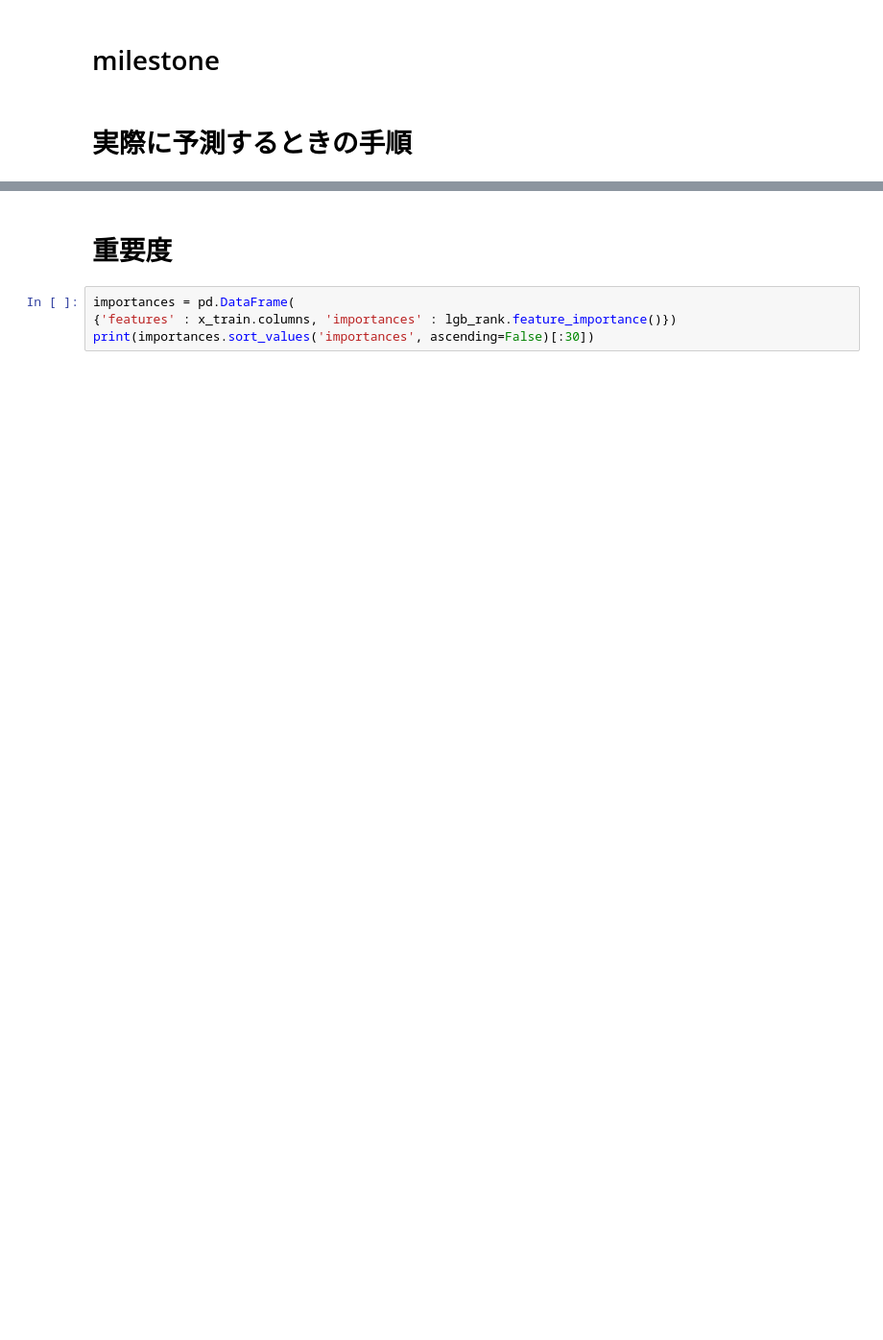
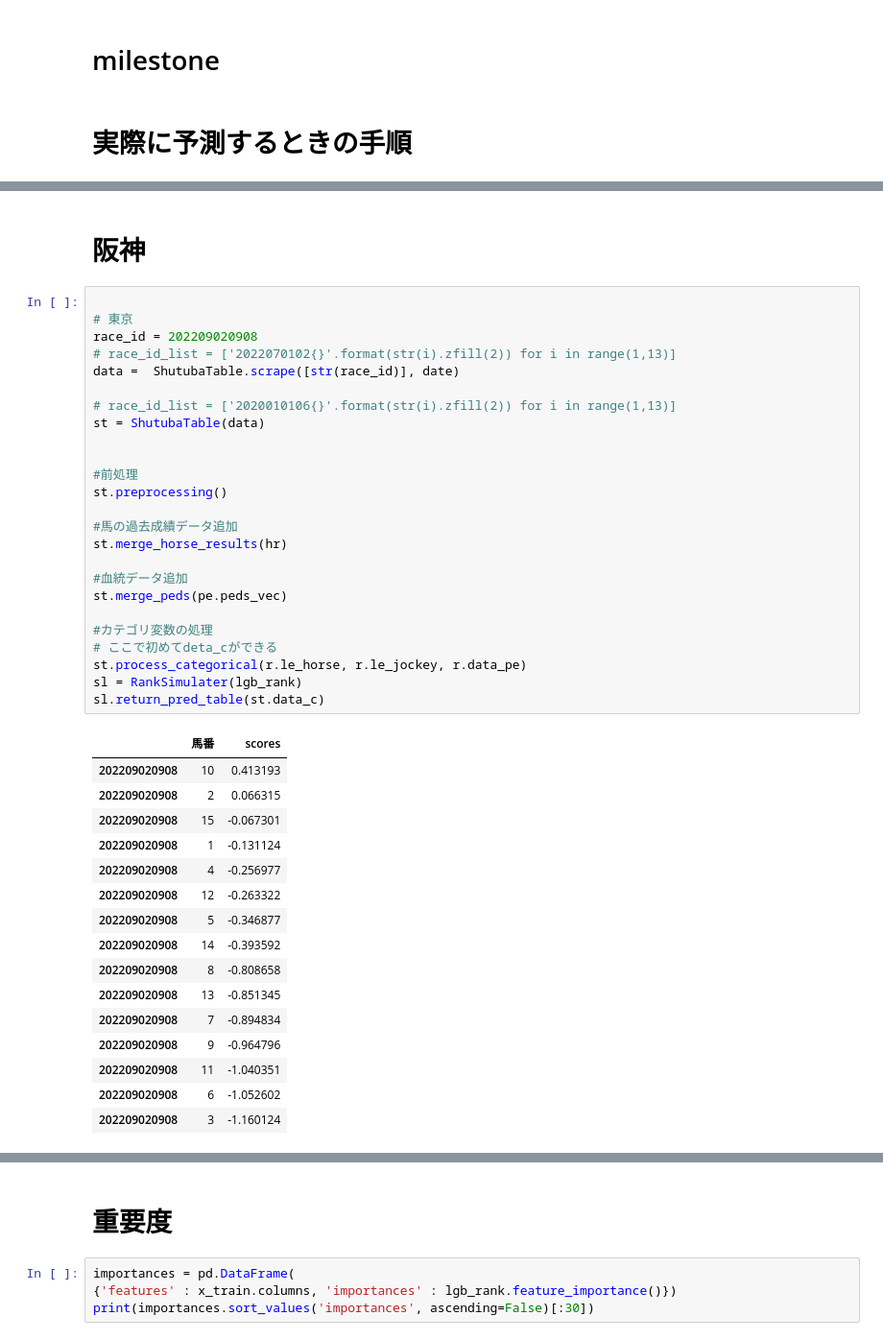
Before and after one commit to yodarjeering/horse, a Jupyter notebook: Rank.ipynb, the cells around one changed output, grey strips where cells are left out. Shown at 96% size. Saved outputs shown, nothing was run; the diff lists cells and outputs as text; blank space fills up the shorter version.

```diff
--- a/Rank.ipynb
+++ b/Rank.ipynb
@@ -2209,0 +2481,44 @@ data =  ShutubaTable.scrape(race_id_list, date)
+# %% [markdown]
+# 阪神
+# %%
+
+# 東京
+race_id = 202209020908
+# race_id_list = ['2022070102{}'.format(str(i).zfill(2)) for i in range(1,13)]
+data =  ShutubaTable.scrape([str(race_id)], date)
+
+# race_id_list = ['2020010106{}'.format(str(i).zfill(2)) for i in range(1,13)]
+st = ShutubaTable(data)
+
+
+#前処理
+st.preprocessing()
+
+#馬の過去成績データ追加
+st.merge_horse_results(hr)
+
+#血統データ追加
+st.merge_peds(pe.peds_vec)
+
+#カテゴリ変数の処理
+# ここで初めてdeta_cができる
+st.process_categorical(r.le_horse, r.le_jockey, r.data_pe)
+sl = RankSimulater(lgb_rank)
+sl.return_pred_table(st.data_c)
+# %% [output]
+|  | 馬番 | scores |
+| 202209020908 | 10 | 0.413193 |
+| 202209020908 | 2 | 0.066315 |
+| 202209020908 | 15 | -0.067301 |
+| 202209020908 | 1 | -0.131124 |
+| 202209020908 | 4 | -0.256977 |
+| 202209020908 | 12 | -0.263322 |
+| 202209020908 | 5 | -0.346877 |
+| 202209020908 | 14 | -0.393592 |
+| 202209020908 | 8 | -0.808658 |
+| 202209020908 | 13 | -0.851345 |
+| 202209020908 | 7 | -0.894834 |
+| 202209020908 | 9 | -0.964796 |
+| 202209020908 | 11 | -1.040351 |
+| 202209020908 | 6 | -1.052602 |
+| 202209020908 | 3 | -1.160124 |
```
Also changed, not shown: parts of 42 cells of this notebook.
